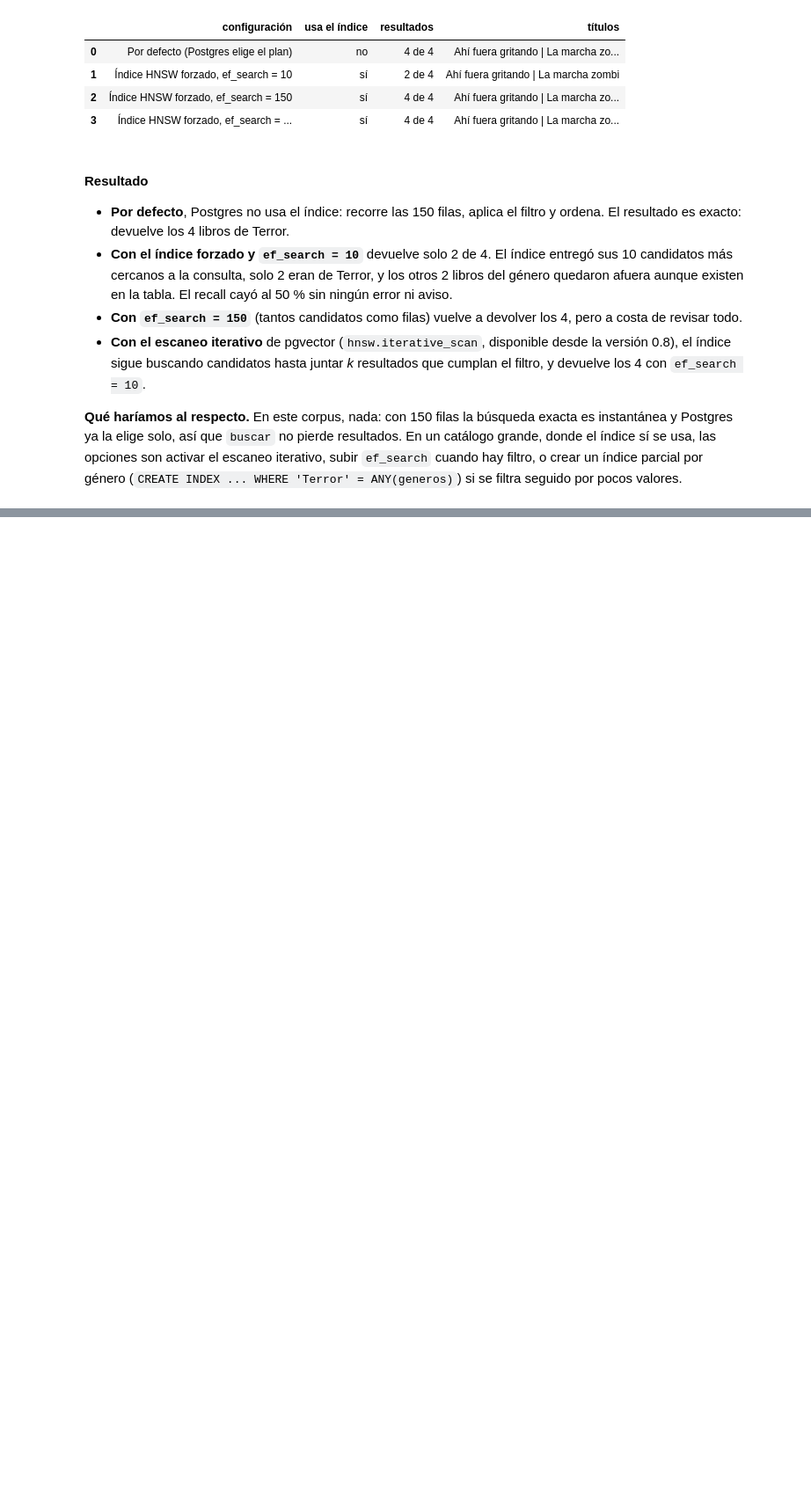
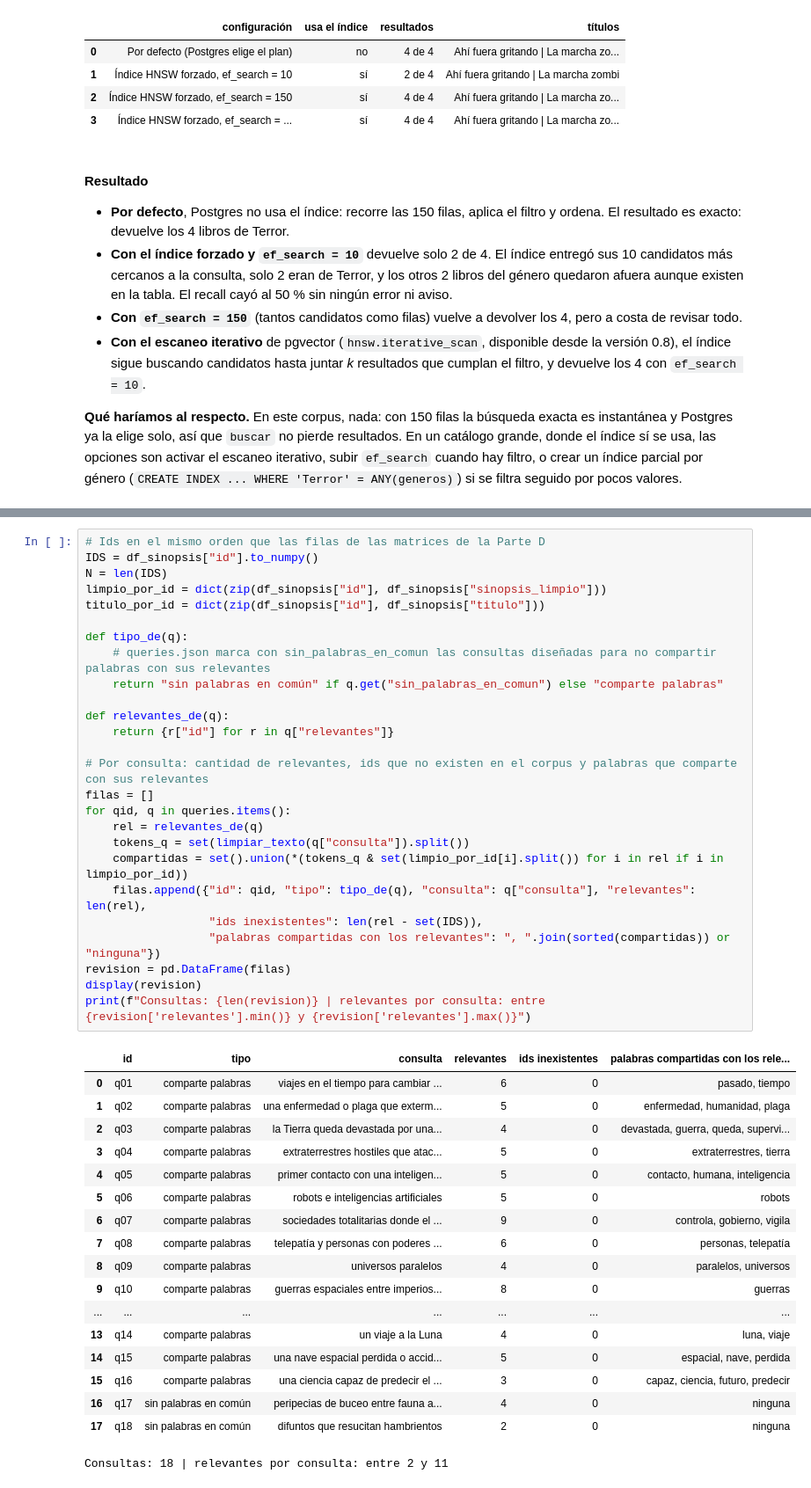
Before and after one commit to Franrnn/TUIA-NLP, a Jupyter notebook: src/TP2_Renna_Gomez_Ruiz_Esparza.ipynb, the cells around one changed output, grey strips where cells are left out. Shown at 88% size. Cells and saved outputs as stored; diff of their text form; blank space fills up the shorter version.

```diff
--- a/src/TP2_Renna_Gomez_Ruiz_Esparza.ipynb
+++ b/src/TP2_Renna_Gomez_Ruiz_Esparza.ipynb
@@ -1318,0 +1326,45 @@ if BASE_DISPONIBLE:
+# %%
+# Ids en el mismo orden que las filas de las matrices de la Parte D
+IDS = df_sinopsis["id"].to_numpy()
+N = len(IDS)
+limpio_por_id = dict(zip(df_sinopsis["id"], df_sinopsis["sinopsis_limpio"]))
+titulo_por_id = dict(zip(df_sinopsis["id"], df_sinopsis["titulo"]))
+
+def tipo_de(q):
+    # queries.json marca con sin_palabras_en_comun las consultas diseñadas para no compartir palabras con sus relevantes
+    return "sin palabras en común" if q.get("sin_palabras_en_comun") else "comparte palabras"
+
+def relevantes_de(q):
+    return {r["id"] for r in q["relevantes"]}
+
+# Por consulta: cantidad de relevantes, ids que no existen en el corpus y palabras que comparte con sus relevantes
+filas = []
+for qid, q in queries.items():
+    rel = relevantes_de(q)
+    tokens_q = set(limpiar_texto(q["consulta"]).split())
+    compartidas = set().union(*(tokens_q & set(limpio_por_id[i].split()) for i in rel if i in limpio_por_id))
+    filas.append({"id": qid, "tipo": tipo_de(q), "consulta": q["consulta"], "relevantes": len(rel),
+                  "ids inexistentes": len(rel - set(IDS)),
+                  "palabras compartidas con los relevantes": ", ".join(sorted(compartidas)) or "ninguna"})
+revision = pd.DataFrame(filas)
+display(revision)
+print(f"Consultas: {len(revision)} | relevantes por consulta: entre {revision['relevantes'].min()} y {revision['relevantes'].max()}")
+# %% [output]
+|  | id | tipo | consulta | relevantes | ids inexistentes | palabras compartidas con los rele... |
+| 0 | q01 | comparte palabras | viajes en el tiempo para cambiar ... | 6 | 0 | pasado, tiempo |
+| 1 | q02 | comparte palabras | una enfermedad o plaga que exterm... | 5 | 0 | enfermedad, humanidad, plaga |
+| 2 | q03 | comparte palabras | la Tierra queda devastada por una... | 4 | 0 | devastada, guerra, queda, supervi... |
+| 3 | q04 | comparte palabras | extraterrestres hostiles que atac... | 5 | 0 | extraterrestres, tierra |
+| 4 | q05 | comparte palabras | primer contacto con una inteligen... | 5 | 0 | contacto, humana, inteligencia |
+| 5 | q06 | comparte palabras | robots e inteligencias artificiales | 5 | 0 | robots |
+| 6 | q07 | comparte palabras | sociedades totalitarias donde el ... | 9 | 0 | controla, gobierno, vigila |
+| 7 | q08 | comparte palabras | telepatía y personas con poderes ... | 6 | 0 | personas, telepatía |
+| 8 | q09 | comparte palabras | universos paralelos | 4 | 0 | paralelos, universos |
+| 9 | q10 | comparte palabras | guerras espaciales entre imperios... | 8 | 0 | guerras |
+| ... | ... | ... | ... | ... | ... | ... |
+| 13 | q14 | comparte palabras | un viaje a la Luna | 4 | 0 | luna, viaje |
+| 14 | q15 | comparte palabras | una nave espacial perdida o accid... | 5 | 0 | espacial, nave, perdida |
+| 15 | q16 | comparte palabras | una ciencia capaz de predecir el ... | 3 | 0 | capaz, ciencia, futuro, predecir |
+| 16 | q17 | sin palabras en común | peripecias de buceo entre fauna a... | 4 | 0 | ninguna |
+| 17 | q18 | sin palabras en común | difuntos que resucitan hambrientos | 2 | 0 | ninguna |
+Consultas: 18 | relevantes por consulta: entre 2 y 11
```
Also changed, not shown: parts of 19 cells of this notebook, 5 other files.
